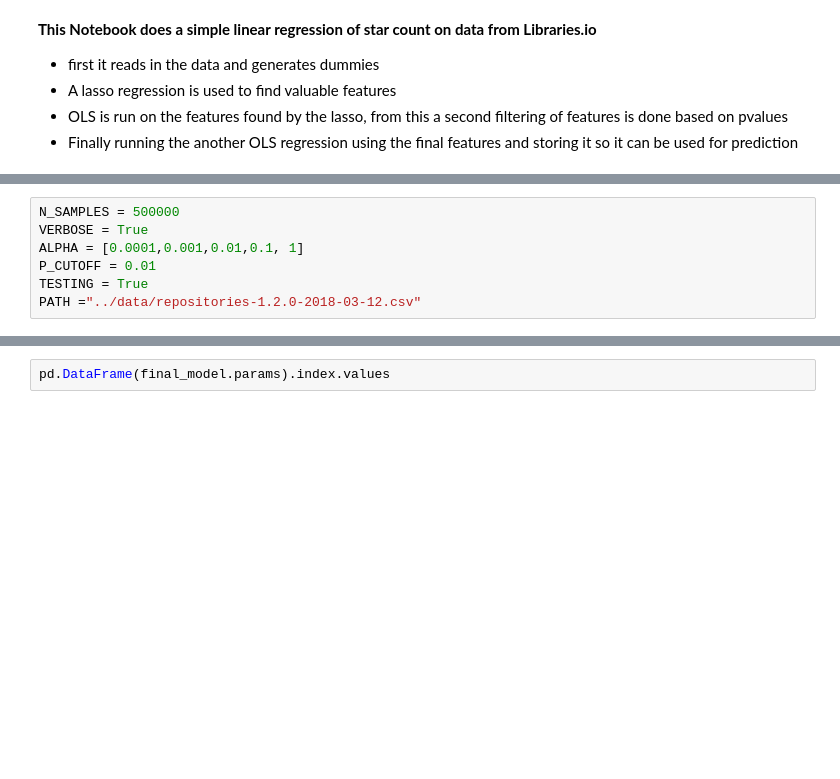
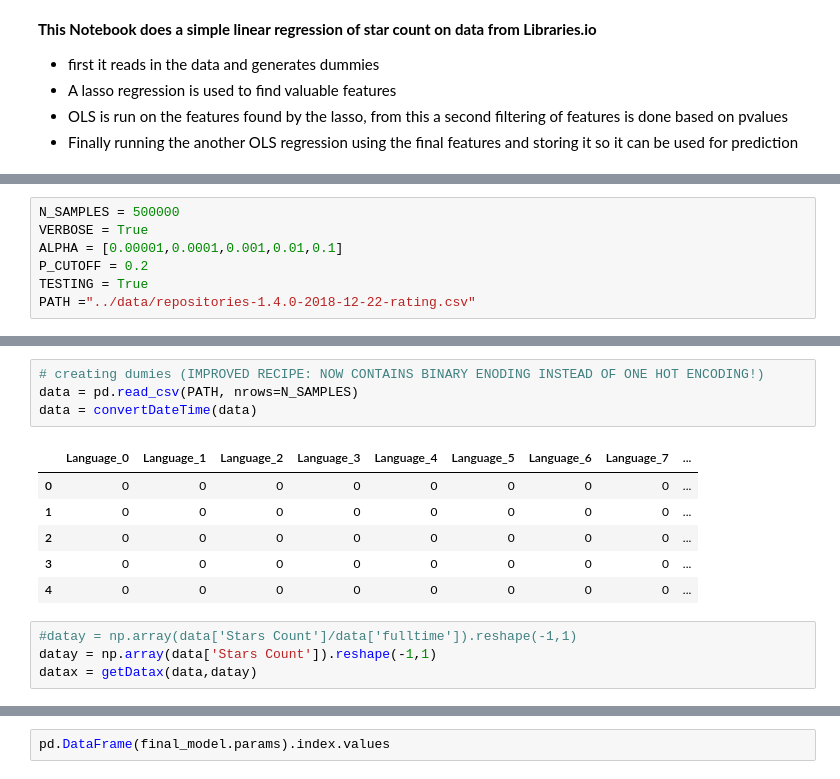
Before and after one commit to datascienceproject2019-codescoop/codescoop-models, a Jupyter notebook: srcModels/RegressionLibrariesIOdata.ipynb, the cells around one changed output, grey strips where cells are left out. Cells and saved outputs as stored; diff of their text form; blank space fills up the shorter version.

```diff
--- a/srcModels/RegressionLibrariesIOdata.ipynb
+++ b/srcModels/RegressionLibrariesIOdata.ipynb
@@ -25,10 +24,10 @@ pd.set_option('display.max_columns', 500)
 # %%
 N_SAMPLES = 500000
 VERBOSE = True
-ALPHA = [0.0001,0.001,0.01,0.1, 1]
-P_CUTOFF = 0.01
+ALPHA = [0.00001,0.0001,0.001,0.01,0.1]
+P_CUTOFF = 0.2
 TESTING = True
-PATH ="../data/repositories-1.2.0-2018-03-12.csv"
+PATH ="../data/repositories-1.4.0-2018-12-22-rating.csv"
 # %%
 #Functions for factorizing and getting dummies
 def gnumeric_func (data, columns):
@@ -102,0 +82,15 @@ data.head()
+# %%
+# creating dumies (IMPROVED RECIPE: NOW CONTAINS BINARY ENODING INSTEAD OF ONE HOT ENCODING!)
+data = pd.read_csv(PATH, nrows=N_SAMPLES)
+data = convertDateTime(data)
+# %% [output]
+|  | Language_0 | Language_1 | Language_2 | Language_3 | Language_4 | Language_5 | Language_6 | Language_7 | ... |
+| 0 | 0 | 0 | 0 | 0 | 0 | 0 | 0 | 0 | ... |
+| 1 | 0 | 0 | 0 | 0 | 0 | 0 | 0 | 0 | ... |
+| 2 | 0 | 0 | 0 | 0 | 0 | 0 | 0 | 0 | ... |
+| 3 | 0 | 0 | 0 | 0 | 0 | 0 | 0 | 0 | ... |
+| 4 | 0 | 0 | 0 | 0 | 0 | 0 | 0 | 0 | ... |
+# %%
+#datay = np.array(data['Stars Count']/data['fulltime']).reshape(-1,1)
+datay = np.array(data['Stars Count']).reshape(-1,1)
+datax = getDatax(data,datay)
```
Also changed, not shown: parts of 10 cells of this notebook.
